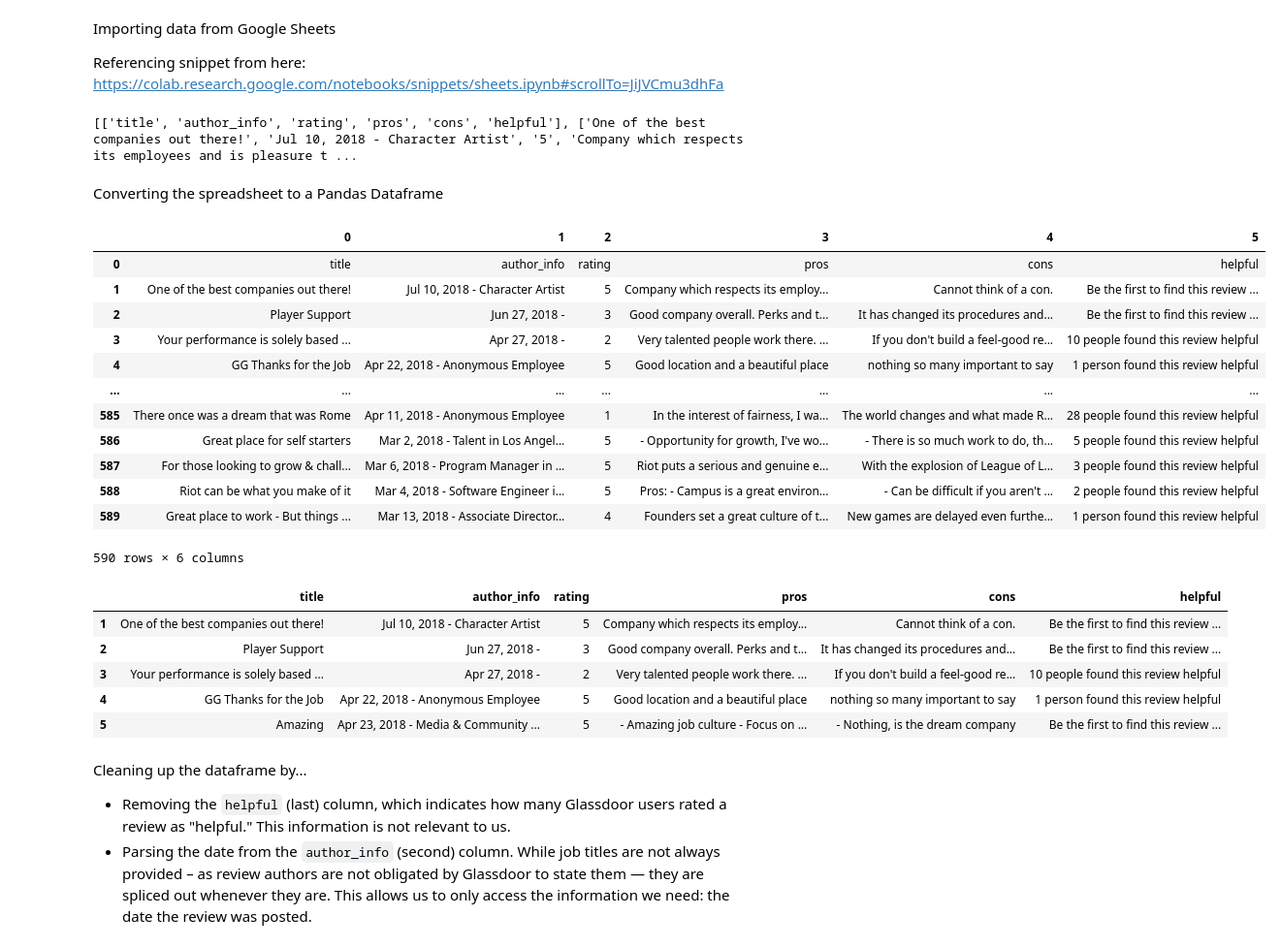
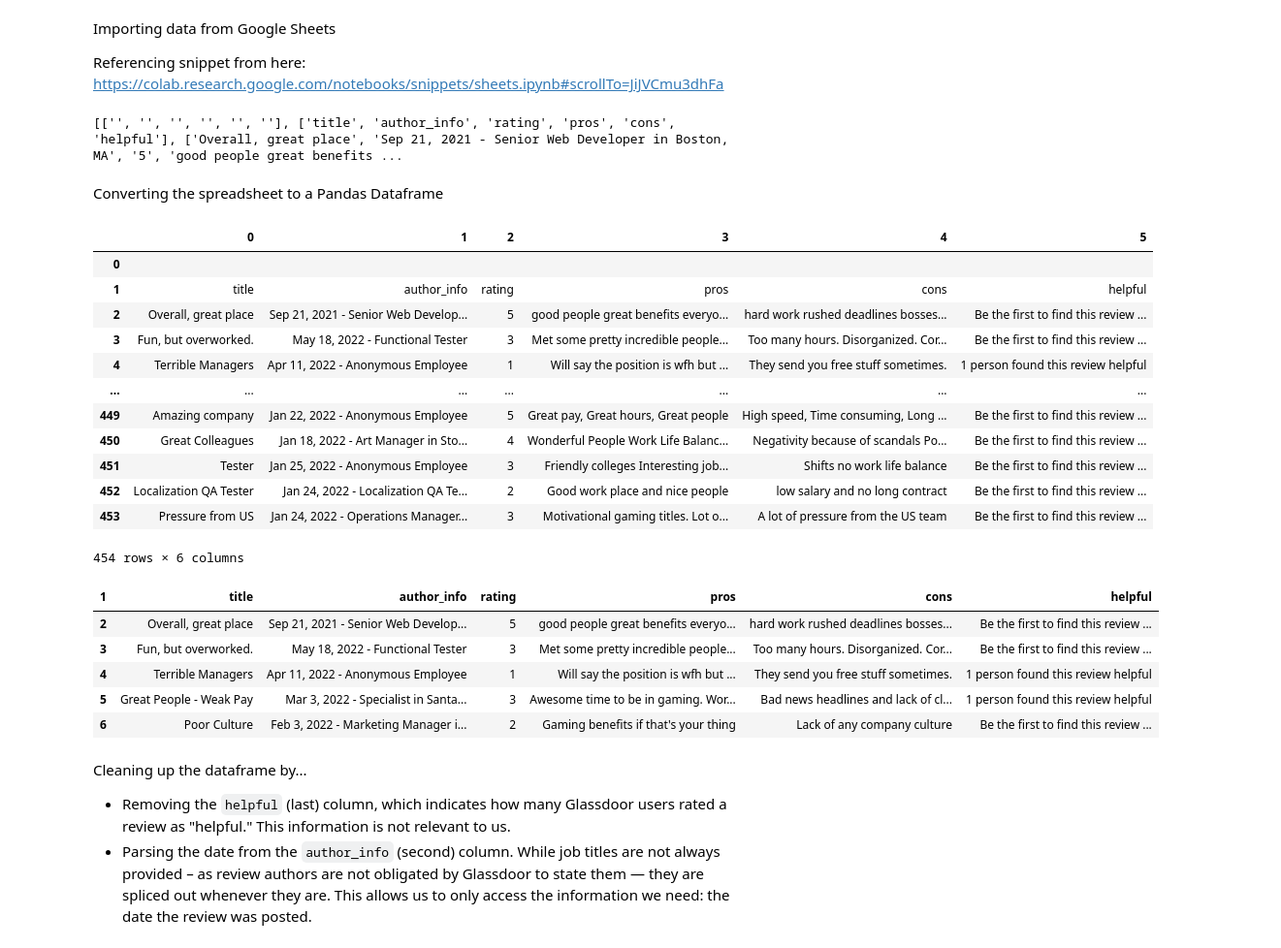
Before and after one commit to michellecchen/cs72_final, a Jupyter notebook: activision.ipynb, the cells around one changed output. Shown: that part at 97% size. Drawn from its saved outputs; the diff is of its cells as text; code cells hidden in the pictures.

Commit message:
Add data and corresponding changes to notebooks

```diff
--- a/activision.ipynb
+++ b/activision.ipynb
@@ -12,45 +12,45 @@ creds, _ = default()
 
 gc = gspread.authorize(creds)
 # %%
-worksheet = gc.open('allRiotGlassDoor').sheet1
+worksheet = gc.open('allActivisionBlizzardGlassdoor').sheet1
 # %%
 rows = worksheet.get_all_values()
 print(rows)
 # %% [output]
-[['title', 'author_info', 'rating', 'pros', 'cons', 'helpful'], ['One of the best companies out there!', 'Jul 10, 2018 - Character Artist', '5', 'Company which respects its employees and is pleasure t ...
+[['', '', '', '', '', ''], ['title', 'author_info', 'rating', 'pros', 'cons', 'helpful'], ['Overall, great place', 'Sep 21, 2021 - Senior Web Developer in Boston, MA', '5', 'good people great benefits ...
 # %% [markdown]
 Converting the spreadsheet to a Pandas Dataframe
 # %%
 import pandas as pd
 # %%
-riot_df = pd.DataFrame.from_records(rows)
-display(riot_df)
+activision_df = pd.DataFrame.from_records(rows)
+display(activision_df)
 # %% [output]
 |  | 0 | 1 | 2 | 3 | 4 | 5 |
-| 0 | title | author_info | rating | pros | cons | helpful |
-| 1 | One of the best companies out there! | Jul 10, 2018 - Character Artist | 5 | Company which respects its employ... | Cannot think of a con. | Be the first to find this review ... |
-| 2 | Player Support | Jun 27, 2018 - | 3 | Good company overall. Perks and t... | It has changed its procedures and... | Be the first to find this review ... |
-| 3 | Your performance is solely based ... | Apr 27, 2018 - | 2 | Very talented people work there. ... | If you don't build a feel-good re... | 10 people found this review helpful |
-| 4 | GG Thanks for the Job | Apr 22, 2018 - Anonymous Employee | 5 | Good location and a beautiful place | nothing so many important to say | 1 person found this review helpful |
+| 0 |  |  |  |  |  |  |
+| 1 | title | author_info | rating | pros | cons | helpful |
+| 2 | Overall, great place | Sep 21, 2021 - Senior Web Develop... | 5 | good people great benefits everyo... | hard work rushed deadlines bosses... | Be the first to find this review ... |
+| 3 | Fun, but overworked. | May 18, 2022 - Functional Tester | 3 | Met some pretty incredible people... | Too many hours. Disorganized. Cor... | Be the first to find this review ... |
+| 4 | Terrible Managers | Apr 11, 2022 - Anonymous Employee | 1 | Will say the position is wfh but ... | They send you free stuff sometimes. | 1 person found this review helpful |
 | ... | ... | ... | ... | ... | ... | ... |
-| 585 | There once was a dream that was Rome | Apr 11, 2018 - Anonymous Employee | 1 | In the interest of fairness, I wa... | The world changes and what made R... | 28 people found this review helpful |
-| 586 | Great place for self starters | Mar 2, 2018 - Talent in Los Angel... | 5 | - Opportunity for growth, I've wo... | - There is so much work to do, th... | 5 people found this review helpful |
-| 587 | For those looking to grow & chall... | Mar 6, 2018 - Program Manager in ... | 5 | Riot puts a serious and genuine e... | With the explosion of League of L... | 3 people found this review helpful |
-| 588 | Riot can be what you make of it | Mar 4, 2018 - Software Engineer i... | 5 | Pros: - Campus is a great environ... | - Can be difficult if you aren't ... | 2 people found this review helpful |
-| 589 | Great place to work - But things ... | Mar 13, 2018 - Associate Director... | 4 | Founders set a great culture of t... | New games are delayed even furthe... | 1 person found this review helpful |
+| 449 | Amazing company | Jan 22, 2022 - Anonymous Employee | 5 | Great pay, Great hours, Great people | High speed, Time consuming, Long ... | Be the first to find this review ... |
+| 450 | Great Colleagues | Jan 18, 2022 - Art Manager in Sto... | 4 | Wonderful People Work Life Balanc... | Negativity because of scandals Po... | Be the first to find this review ... |
+| 451 | Tester | Jan 25, 2022 - Anonymous Employee | 3 | Friendly colleges Interesting job... | Shifts no work life balance | Be the first to find this review ... |
+| 452 | Localization QA Tester | Jan 24, 2022 - Localization QA Te... | 2 | Good work place and nice people | low salary and no long contract | Be the first to find this review ... |
+| 453 | Pressure from US | Jan 24, 2022 - Operations Manager... | 3 | Motivational gaming titles. Lot o... | A lot of pressure from the US team | Be the first to find this review ... |
-590 rows × 6 columns
+454 rows × 6 columns
 # %%
 # Designating the first row of the dataframe as the header
-riot_df.columns = riot_df.iloc[0]
-riot_df = riot_df[1:]
-riot_df.head()
+activision_df.columns = activision_df.iloc[0]
+activision_df = activision_df[1:]
+activision_df.head()
 # %% [output]
-|  | title | author_info | rating | pros | cons | helpful |
-| 1 | One of the best companies out there! | Jul 10, 2018 - Character Artist | 5 | Company which respects its employ... | Cannot think of a con. | Be the first to find this review ... |
-| 2 | Player Support | Jun 27, 2018 - | 3 | Good company overall. Perks and t... | It has changed its procedures and... | Be the first to find this review ... |
-| 3 | Your performance is solely based ... | Apr 27, 2018 - | 2 | Very talented people work there. ... | If you don't build a feel-good re... | 10 people found this review helpful |
-| 4 | GG Thanks for the Job | Apr 22, 2018 - Anonymous Employee | 5 | Good location and a beautiful place | nothing so many important to say | 1 person found this review helpful |
-| 5 | Amazing | Apr 23, 2018 - Media & Community ... | 5 | - Amazing job culture - Focus on ... | - Nothing, is the dream company | Be the first to find this review ... |
+| 1 | title | author_info | rating | pros | cons | helpful |
+| 2 | Overall, great place | Sep 21, 2021 - Senior Web Develop... | 5 | good people great benefits everyo... | hard work rushed deadlines bosses... | Be the first to find this review ... |
+| 3 | Fun, but overworked. | May 18, 2022 - Functional Tester | 3 | Met some pretty incredible people... | Too many hours. Disorganized. Cor... | Be the first to find this review ... |
+| 4 | Terrible Managers | Apr 11, 2022 - Anonymous Employee | 1 | Will say the position is wfh but ... | They send you free stuff sometimes. | 1 person found this review helpful |
+| 5 | Great People - Weak Pay | Mar 3, 2022 - Specialist in Santa... | 3 | Awesome time to be in gaming. Wor... | Bad news headlines and lack of cl... | 1 person found this review helpful |
+| 6 | Poor Culture | Feb 3, 2022 - Marketing Manager i... | 2 | Gaming benefits if that's your thing | Lack of any company culture | Be the first to find this review ... |
 # %% [markdown]
 Cleaning up the dataframe by...
 
```
Also changed, not shown: parts of 14 cells of this notebook, 6 other files.
